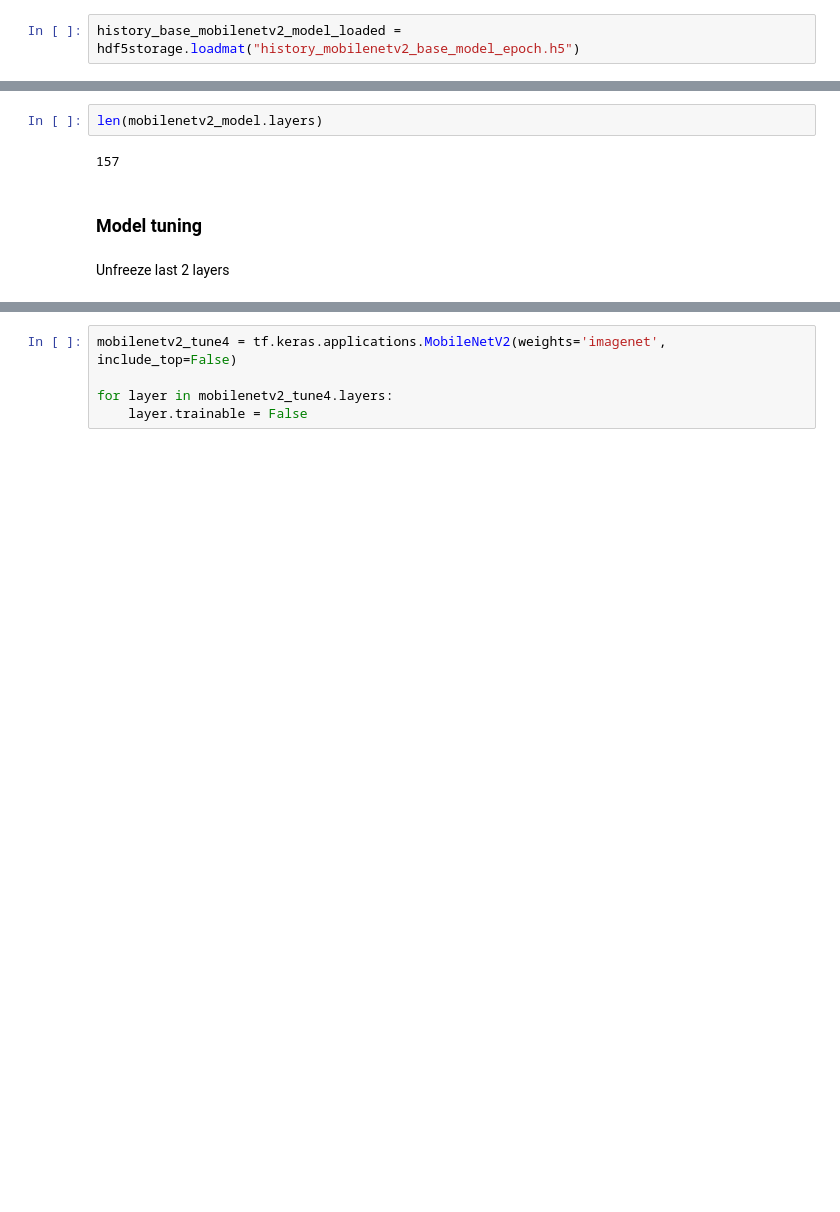
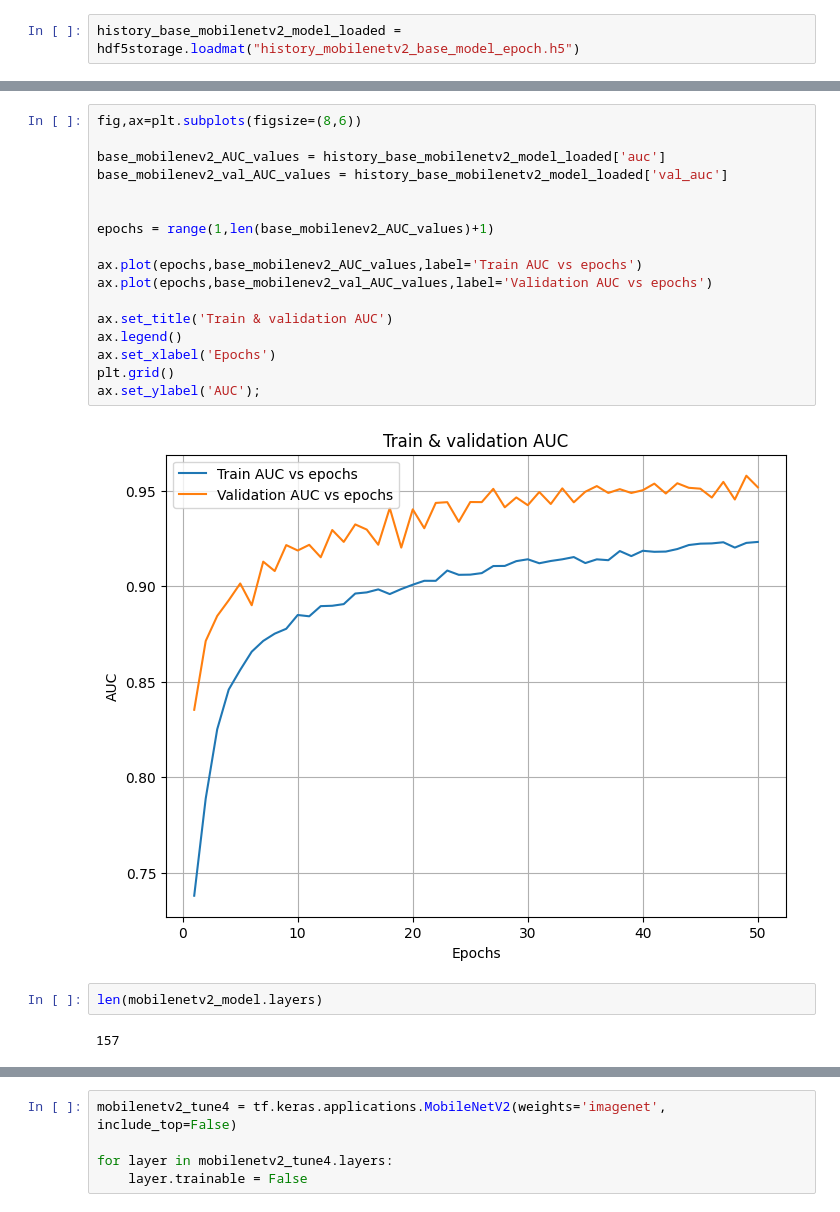
Before and after one commit to thao-phan23/Proposal_for_image_search_feature_for_NITA_fashion_ecommerce_company, a Jupyter notebook: 3. Phase_5_MobileNetV2_model.ipynb, the cells around one changed output, grey strips where cells are left out. Drawn from its saved outputs; the diff is of its cells as text; blank space fills up the shorter version.

```diff
--- a/3. Phase_5_MobileNetV2_model.ipynb
+++ b/3. Phase_5_MobileNetV2_model.ipynb
@@ -311,8 +337,23 @@ ________________________________________________________________________________
+# %%
+fig,ax=plt.subplots(figsize=(8,6))
+
+base_mobilenev2_AUC_values = history_base_mobilenetv2_model_loaded['auc']
+base_mobilenev2_val_AUC_values = history_base_mobilenetv2_model_loaded['val_auc']
+
+
+epochs = range(1,len(base_mobilenev2_AUC_values)+1)
+
+ax.plot(epochs,base_mobilenev2_AUC_values,label='Train AUC vs epochs')
+ax.plot(epochs,base_mobilenev2_val_AUC_values,label='Validation AUC vs epochs')
+
+ax.set_title('Train & validation AUC')
+ax.legend()
+ax.set_xlabel('Epochs')
+plt.grid()
+ax.set_ylabel('AUC');
+# %% [output]
+[figure, added]
 # %%
 len(mobilenetv2_model.layers)
 # %% [output]
 157
-# %% [markdown]
-### Model tuning
-# %% [markdown]
-Unfreeze last 2 layers
```
Also changed, not shown: parts of 107 cells of this notebook, 9 other files.
